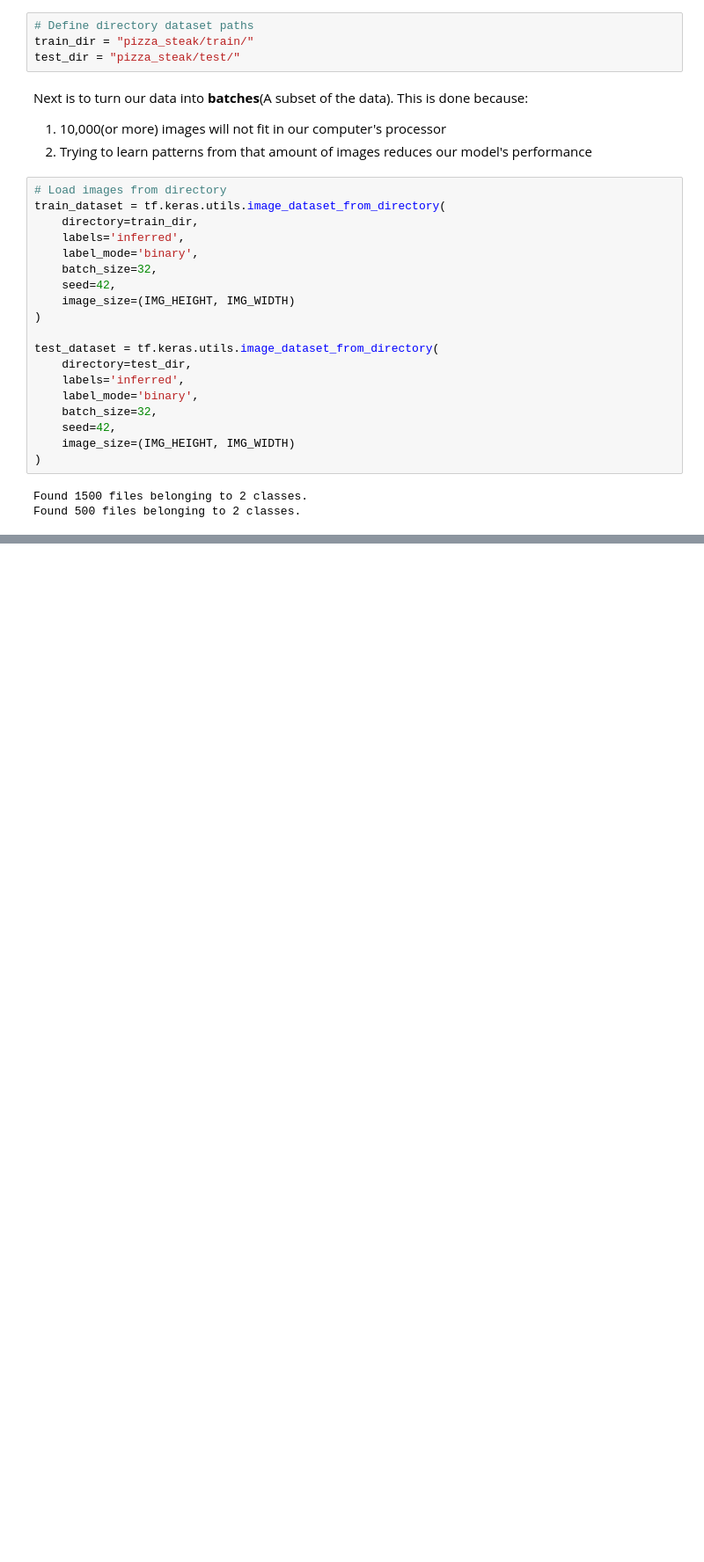
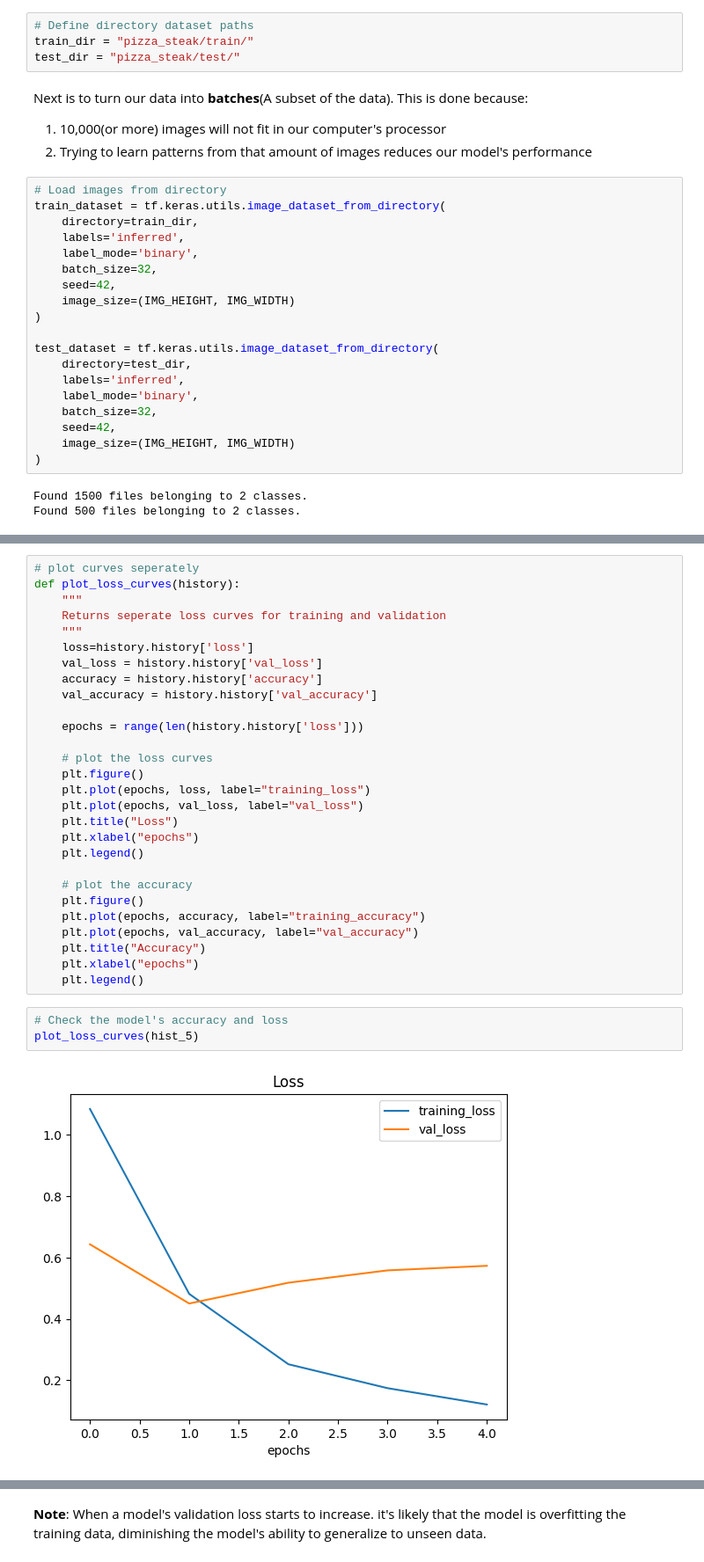
Before and after one commit to SheshamJoseph/Deep-Learning-with-Tensorflow-ZTM, a Jupyter notebook: 03_intro_to_cv_tensorflow.ipynb, the cells around one changed output, grey strips where cells are left out. Shown at 88% size. Cells and saved outputs as stored; diff of their text form; blank space fills up the shorter version.

```diff
--- a/03_intro_to_cv_tensorflow.ipynb
+++ b/03_intro_to_cv_tensorflow.ipynb
@@ -562,0 +631,33 @@ Found 500 files belonging to 2 classes.
+# %%
+# plot curves seperately
+def plot_loss_curves(history):
+    """
+    Returns seperate loss curves for training and validation
+    """
+    loss=history.history['loss']
+    val_loss = history.history['val_loss']
+    accuracy = history.history['accuracy']
+    val_accuracy = history.history['val_accuracy']
+
+    epochs = range(len(history.history['loss']))
+
+    # plot the loss curves
+    plt.figure()
+    plt.plot(epochs, loss, label="training_loss")
+    plt.plot(epochs, val_loss, label="val_loss")
+    plt.title("Loss")
+    plt.xlabel("epochs")
+    plt.legend()
+
+    # plot the accuracy
+    plt.figure()
+    plt.plot(epochs, accuracy, label="training_accuracy")
+    plt.plot(epochs, val_accuracy, label="val_accuracy")
+    plt.title("Accuracy")
+    plt.xlabel("epochs")
+    plt.legend()
+# %%
+# Check the model's accuracy and loss
+plot_loss_curves(hist_5)
+# %% [output]
+[figure, added]
@@ -562,0 +665,2 @@ Found 500 files belonging to 2 classes.
+# %% [markdown]
+**Note**: When a model's validation loss starts to increase. it's likely that the model is overfitting the training data, diminishing the model's ability to generalize to unseen data.
```
Also changed, not shown: parts of 41 cells of this notebook.
